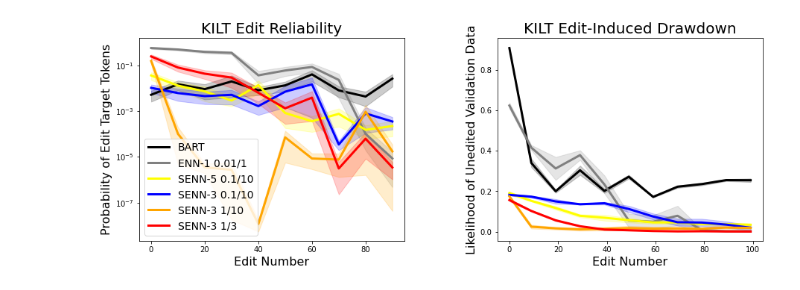
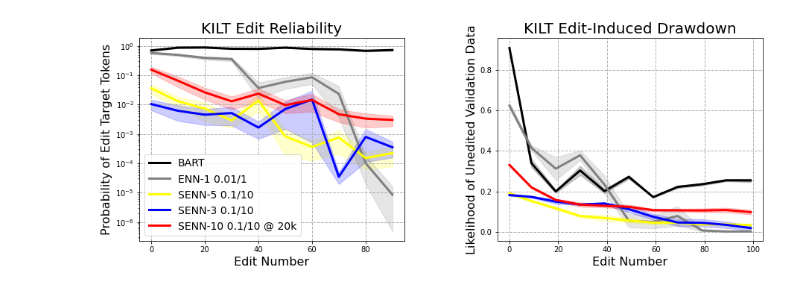
Before and after one commit to spencerbraun/editable_nlp, a Jupyter notebook: plots/cloze-kilt.ipynb, the cells around one changed output. Saved outputs shown, nothing was run; the diff lists cells and outputs as text; code cells hidden in the pictures.

Commit message:
update kilt plotting code

```diff
--- a/plots/cloze-kilt.ipynb
+++ b/plots/cloze-kilt.ipynb
@@ -17,6 +17,7 @@ senn5a = pd.read_csv(path + "edit_success_20210525.18.05.1621992562_bart-base_cl
 senn3c = pd.read_csv(path + "edit_success_20210525.18.05.1621994166_bart-base_cloze_kilt_split_epoch1_ts9999.2021-05-24_18-43-50-378443")
 senn3a = pd.read_csv(path + "edit_success_20210525.18.05.1621994186_bart-base_cloze_kilt_split_epoch1_ts9999.2021-05-24_18-34-54-989178")
 senn3b = pd.read_csv(path + "edit_success_20210525.18.05.1621994101_bart-base_cloze_kilt_split_epoch1_ts9999.2021-05-24_18-36-22-903957")
+senn10 = pd.read_csv(path + "edit_success_20210527.08.05.1622130892_bart-base_cloze_kilt_split_epoch0_ts20000.2021-05-26_13-05-37-032000wiyGT")
 # %%
 data = [
     {"data": finetune, "opts": { "label": "BART", "color": "black", "linewidth": 3} },
@@ -25,8 +26,9 @@ data = [
 #     {"data": senn1a, "opts": { "label": "SENN-1 0.1/1", "color": "pink", "linewidth": 3} },
     {"data": senn5a, "opts": { "label": "SENN-5 0.1/10", "color": "yellow", "linewidth": 3} },
     {"data": senn3a, "opts": { "label": "SENN-3 0.1/10", "color": "blue", "linewidth": 3} },
-    {"data": senn3b, "opts": { "label": "SENN-3 1/10", "color": "orange", "linewidth": 3} },
-    {"data": senn3c, "opts": { "label": "SENN-3 1/3", "color": "red", "linewidth": 3} },
+#     {"data": senn3b, "opts": { "label": "SENN-3 1/10", "color": "orange", "linewidth": 3} },
+#     {"data": senn3c, "opts": { "label": "SENN-3 1/3", "color": "red", "linewidth": 3} },
+    {"data": senn10, "opts": { "label": "SENN-10 0.1/10 @ 20k", "color": "red", "linewidth": 3} },
 ]
 # %%
 spacing = 10
@@ -41,11 +43,14 @@ for d in data:
 matplotlib.rcParams["axes.titlesize"] = 20
 matplotlib.rcParams["axes.labelsize"] = 16
 matplotlib.rcParams["legend.fontsize"] = 14
+# %%
+use_relative_drawdown = False
 # %%
-filter_query = f'edit_step == 1 and edit_number < {n_vis}'
 mean_exp = lambda x: np.mean(np.exp(x))
 sem_exp = lambda x: np.exp(x).std() / x.shape[0]**0.5
+
 def edit_metrics(frame):
+    filter_query = f'edit_step == {frame.edit_step.max()} and edit_number < {n_vis}'
     return (
         frame.query(filter_query).groupby("grouping").logits.apply(mean_exp),
         frame.query(filter_query).groupby("grouping").logits.apply(sem_exp)
@@ -53,33 +58,45 @@ def edit_metrics(frame):
 
 def drawdown_metrics(frame):
     return (
         frame.loc[~frame.new_lp.isna()].groupby("edit_number").new_lp.apply(mean_exp),
         frame.loc[~frame.new_lp.isna()].groupby("edit_number").new_lp.apply(sem_exp)
     )
 
+def relative_drawdown(frame):
+    mean_metric = lambda x: np.mean((np.exp(x.orig_lp) - np.exp(x.new_lp)) / np.exp(x.orig_lp))
+    std_metric = lambda x: np.std((np.exp(x.orig_lp) - np.exp(x.new_lp)) / np.exp(x.orig_lp)) / x.shape[0]**0.5
+    return (
+        frame.loc[~frame.new_lp.isna()].groupby("edit_number").apply(mean_metric),
+        frame.loc[~frame.new_lp.isna()].groupby("edit_number").apply(std_metric)
+    )
+
 fig, ax = plt.subplots(1,2,figsize=(15,5))
 for d in data:
     mean, sem = edit_metrics(d["data"])
     ax[0].plot(mean, **d["opts"])
     ax[0].fill_between(mean.index, mean-sem, mean+sem, color=d["opts"]["color"], alpha=0.2)
 
-    mean, sem = drawdown_metrics(d["data"])
+    mean, sem = relative_drawdown(d["data"]) if use_relative_drawdown else drawdown_metrics(d["data"])
     ax[1].plot(mean, **d["opts"])
     ax[1].fill_between(mean.index, mean-sem, mean+sem, color=d["opts"]["color"], alpha=0.2)
 
 ax[0].set_title("KILT Edit Reliability")
 ax[0].set_ylabel("Probability of Edit Target Tokens")
 ax[0].set_xlabel("Edit Number")
 
 ax[1].set_title("KILT Edit-Induced Drawdown")
-ax[1].set_ylabel("Likelihood of Unedited Validation Data")
+ylab = ("% Change in Probabilility of\nUnedited Validation Data" if use_relative_drawdown else "Likelihood of Unedited Validation Data")
+ax[1].set_ylabel(ylab)
 ax[1].set_xlabel("Edit Number")
 
 
 ax[0].set_yscale("log")
 # ax[1].set_yscale("log")
 
 ax[0].legend()
+
+ax[0].grid(linestyle="--", linewidth=1)
+ax[1].grid(linestyle="--", linewidth=1)
 plt.subplots_adjust(wspace=0.35)
 # %% [output]
-[figure, old version]
+[figure, new version]
```
Also changed, not shown: 1 other file.
